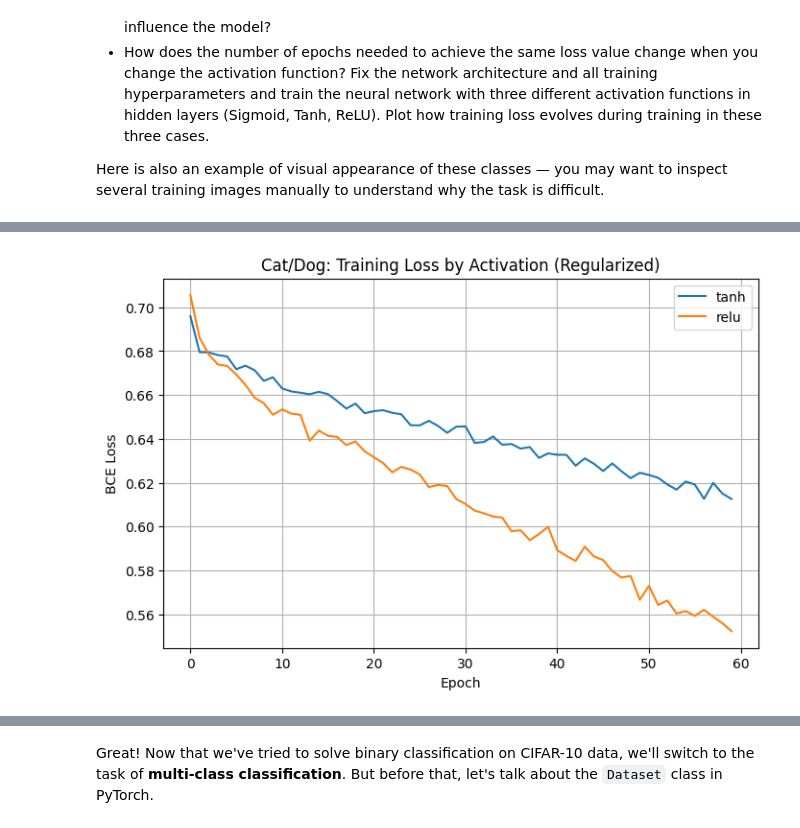
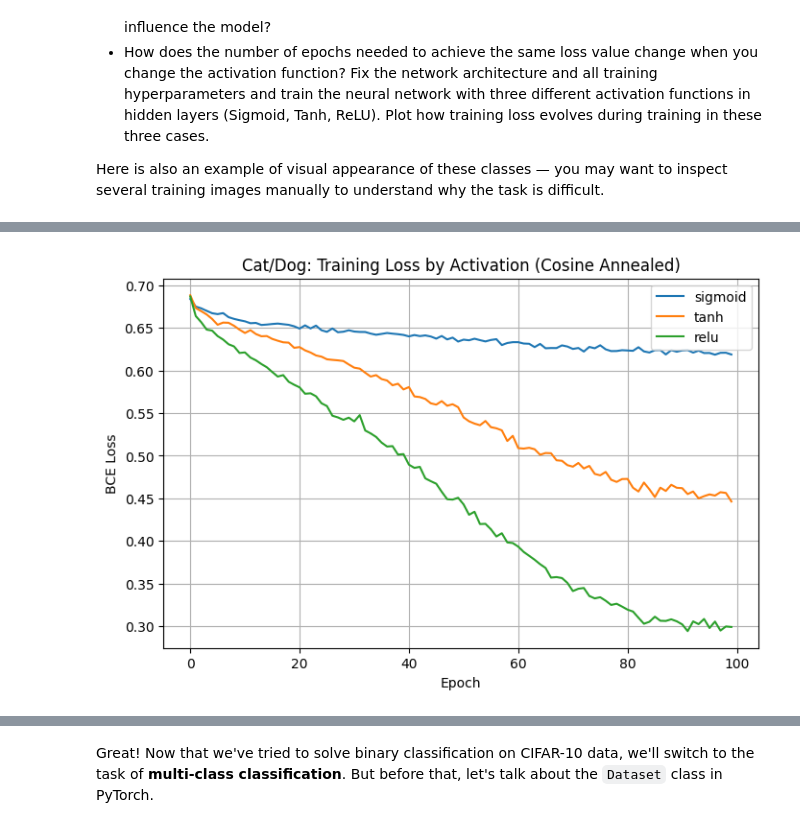
Before and after one commit to aymanapatel/nebius-assignments, a Jupyter notebook: module1/assignment2/homework_CIFAR10.ipynb, the cells around one changed output, grey strips where cells are left out. Saved outputs shown, nothing was run; the diff lists cells and outputs as text; code cells hidden in the pictures.

```diff
--- a/module1/assignment2/homework_CIFAR10.ipynb
+++ b/module1/assignment2/homework_CIFAR10.ipynb
@@ -457,9 +457,8 @@ class Net(nn.Module):
     def __init__(self, hidden_sizes=(256, 128, 64), activation='relu', use_batchnorm=True, dropout=0.5):
         super(Net, self).__init__()
         layers = []
-        input_size = 3072 # Assuming 32x32x3 flattened images
+        input_size = 3072
 
-        # Select activation function
         if activation == 'relu':
             act_fn = nn.ReLU()
         elif activation == 'tanh':
@@ -467,7 +466,6 @@ class Net(nn.Module):
         else:
             act_fn = nn.Sigmoid()
 
-        # Build hidden layers
         for hidden_size in hidden_sizes:
             layers.append(nn.Linear(input_size, hidden_size))
             if use_batchnorm:
@@ -477,7 +475,6 @@ class Net(nn.Module):
                 layers.append(nn.Dropout(dropout))
             input_size = hidden_size
 
-        # Final output layer - STRICTLY LINEAR to output raw logits
         layers.append(nn.Linear(input_size, 1))
 
         self.network = nn.Sequential(*layers)
@@ -489,10 +486,8 @@ class Net(nn.Module):
 # ==========================================
 # 3. Optimized DataLoaders (With Augmentation)
 # ==========================================
-# Define transformations to prevent memorization
 train_transforms = T.Compose([
     T.RandomHorizontalFlip(p=0.5),
-    # T.RandomAffine(degrees=0, translate=(0.1, 0.1))
 ])
 
 class FlatAugmentDataset(Dataset):
@@ -509,15 +504,13 @@ class FlatAugmentDataset(Dataset):
         y = self.y[idx]
 
         if self.transform:
-            # Temporarily reshape to 2D (3 channels, 32x32) to apply transforms
             x = x.view(3, 32, 32)
             x = self.transform(x)
-            # Flatten back to 1D (3072) for the MLP
             x = x.view(-1)
 
         return x, y
 
-# Assuming train_data_cat_dog and test_data_cat_dog pandas DataFrames already exist in memory
+# Assuming train_data_cat_dog and test_data_cat_dog pandas DataFrames already exist
 X_train_cd = torch.tensor(train_data_cat_dog.drop(columns=['label']).values / 255.0, dtype=torch.float32)
 y_train_cd = torch.tensor(train_data_cat_dog['label'].values, dtype=torch.float32)
 X_test_cd = torch.tensor(test_data_cat_dog.drop(columns=['label']).values / 255.0, dtype=torch.float32)
@@ -544,8 +537,10 @@ test_loader_cd = DataLoader(
 # ==========================================
 def train(model, loader, criterion, optimizer, epochs, device=device):
     model.train()
-    # Modern PyTorch 2.x syntax for GradScaler
     scaler = torch.amp.GradScaler('cuda') if device.type == 'cuda' else None
+
+    # THE FIX: Implement Cosine Annealing Learning Rate Scheduler
+    scheduler = torch.optim.lr_scheduler.CosineAnnealingLR(optimizer, T_max=epochs)
 
     if not hasattr(model, 'loss_history'):
         model.loss_history = []
@@ -559,10 +554,8 @@ def train(model, loader, criterion, optimizer, epochs, device=device):
             optimizer.zero_grad()
 
             if device.type == 'cuda':
-                # Modern PyTorch 2.x syntax for autocast
                 with torch.amp.autocast(device_type='cuda'):
-                    outputs = model(inputs)
-                    outputs = outputs.view(-1)
+                    outputs = model(inputs).view(-1)
                     targets = targets.view(-1)
                     loss = criterion(outputs, targets)
 
@@ -578,6 +571,8 @@ def train(model, loader, criterion, optimizer, epochs, device=device):
 
             epoch_loss += loss.item()
 
+        # Step the scheduler at the end of each epoch to smoothly decay the LR
+        scheduler.step()
         model.loss_history.append(epoch_loss / len(loader))
 
     return model
@@ -616,26 +611,30 @@ def evaluate(model, loader, criterion, device=device):
 # ==========================================
 criterion_cd = torch.nn.BCEWithLogitsLoss()
 
-print("Training highly regularized MLP with Data Augmentation...")
+print("Training highly regularized MLP with Cosine Annealing...")
 
-# --- Improved Model (Restricted Capacity + Augmentation) ---
-catdog_best = Net(hidden_sizes=(256, 128, 64), activation='relu', use_batchnorm=True, dropout=0.5).to(device)
-optimizer_cd_best = torch.optim.AdamW(catdog_best.parameters(), lr=1e-4, weight_decay=1e-2)
+# Unified to (512, 256, 128)
+catdog_best = Net(hidden_sizes=(512, 256, 128), activation='relu', use_batchnorm=True, dropout=0.40).to(device)
 
-catdog_best = train(catdog_best, train_loader_cd, criterion_cd, optimizer_cd_best, 60, device)
+# Micro-tuning: Starting LR slightly higher at 5e-4 since the scheduler will drag it down to 0
+optimizer_cd_best = torch.optim.AdamW(catdog_best.parameters(), lr=5e-4, weight_decay=1e-2)
+
+# Increased epochs to 100 to allow the cosine wave to fully decay
+catdog_best = train(catdog_best, train_loader_cd, criterion_cd, optimizer_cd_best, 100, device)
 cd_best_loss, cd_best_acc = evaluate(catdog_best, test_loader_cd, criterion_cd, device)
 print(f"Cat/Dog improved -> loss: {cd_best_loss:.4f}, acc: {cd_best_acc:.4f}")
 
 # --- Activation Comparison ---
 cd_activation_histories = {}
 cd_activation_metrics = {}
-valid_activations = ['tanh', 'relu']
+# Added sigmoid to the comparison list
+valid_activations = ['sigmoid', 'tanh', 'relu']
 
 for act in valid_activations:
-    model_act = Net(hidden_sizes=(512, 256, 128), activation=act, use_batchnorm=True, dropout=0.5).to(device)
-    optimizer_act = torch.optim.AdamW(model_act.parameters(), lr=1e-4, weight_decay=1e-2)
+    model_act = Net(hidden_sizes=(512, 256, 128), activation=act, use_batchnorm=True, dropout=0.40).to(device)
+    optimizer_act = torch.optim.AdamW(model_act.parameters(), lr=5e-4, weight_decay=1e-2)
 
-    model_act = train(model_act, train_loader_cd, criterion_cd, optimizer_act, 60, device)
+    model_act = train(model_act, train_loader_cd, criterion_cd, optimizer_act, 100, device)
     loss_act, acc_act = evaluate(model_act, test_loader_cd, criterion_cd, device)
 
     cd_activation_histories[act] = model_act.loss_history
@@ -645,7 +644,7 @@ for act in valid_activations:
 plt.figure(figsize=(8, 5))
 for act in valid_activations:
     plt.plot(cd_activation_histories[act], label=act)
-plt.title('Cat/Dog: Training Loss by Activation (Regularized)')
+plt.title('Cat/Dog: Training Loss by Activation (Cosine Annealed)')
 plt.xlabel('Epoch')
 plt.ylabel('BCE Loss')
 plt.legend()
@@ -661,2 +660,2 @@ Cat/Dog improved -> loss: 0.6369, acc: 0.6595
-[figure, old version]
+[figure, new version]
 Activation comparison (cat/dog):
```
Also changed, not shown: parts of 4 cells of this notebook.
